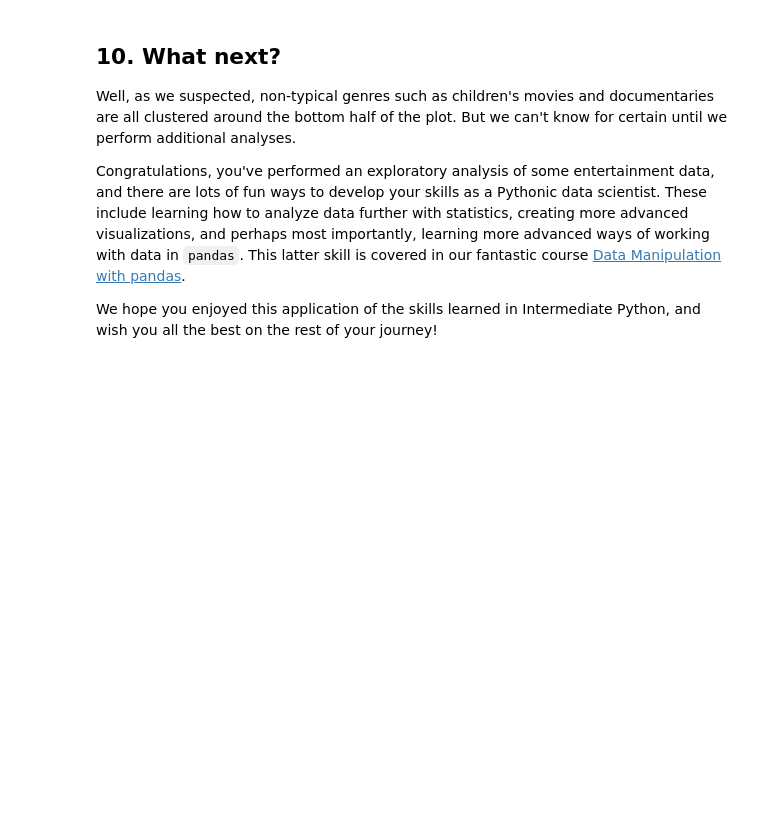
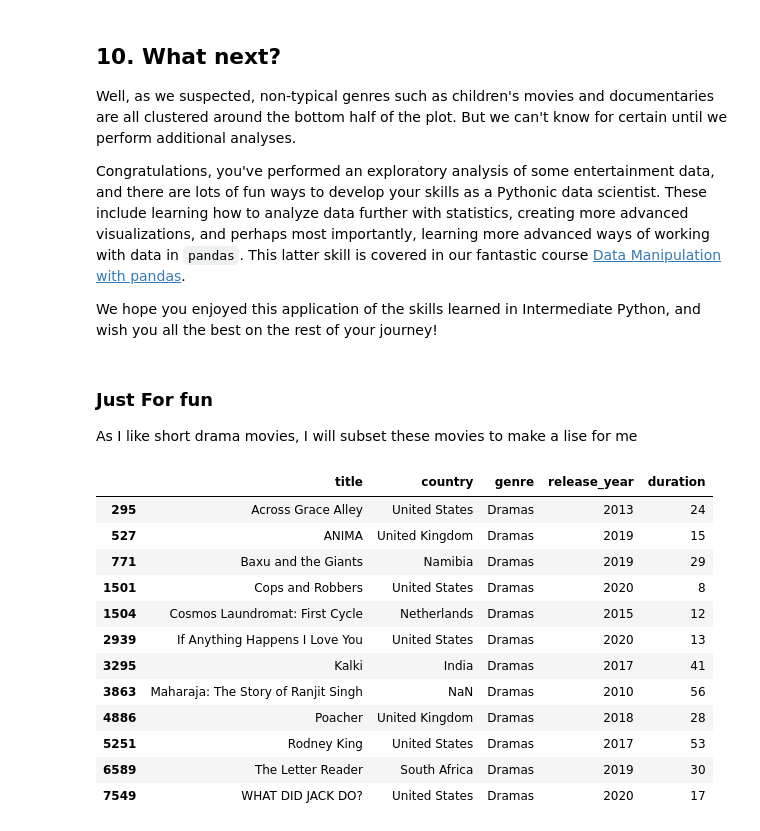
Before and after one commit to raniaelhagin/Data-Analysis-Projects-and-Excercises-, a Jupyter notebook: Investigating_Netflix_Movies_and_Guest_Stars_in_The_Office/notebook.ipynb, the cells around one changed output. Cells and saved outputs as stored; diff of their text form; code cells hidden in the pictures; blank space fills up the shorter version.

Commit message:
adding new cells, just playing around with data

```diff
--- a/Investigating_Netflix_Movies_and_Guest_Stars_in_The_Office/notebook.ipynb
+++ b/Investigating_Netflix_Movies_and_Guest_Stars_in_The_Office/notebook.ipynb
@@ -222,3 +223,25 @@ plt.show()
 # %%
 # Are we certain that movies are getting shorter?
 are_movies_getting_shorter = "No"
+# %% [markdown]
+### Just For fun
+
+As I like short drama movies, I will subset these movies to make a lise for me
+# %%
+short_drama_movies = netflix_movies_col_subset[(netflix_movies_col_subset['duration'] < 60) &
+                                                (netflix_movies_col_subset['genre'] == "Dramas")]
+short_drama_movies
+# %% [output]
+|  | title | country | genre | release_year | duration |
+| 295 | Across Grace Alley | United States | Dramas | 2013 | 24 |
+| 527 | ANIMA | United Kingdom | Dramas | 2019 | 15 |
+| 771 | Baxu and the Giants | Namibia | Dramas | 2019 | 29 |
+| 1501 | Cops and Robbers | United States | Dramas | 2020 | 8 |
+| 1504 | Cosmos Laundromat: First Cycle | Netherlands | Dramas | 2015 | 12 |
+| 2939 | If Anything Happens I Love You | United States | Dramas | 2020 | 13 |
+| 3295 | Kalki | India | Dramas | 2017 | 41 |
+| 3863 | Maharaja: The Story of Ranjit Singh | NaN | Dramas | 2010 | 56 |
+| 4886 | Poacher | United Kingdom | Dramas | 2018 | 28 |
+| 5251 | Rodney King | United States | Dramas | 2017 | 53 |
+| 6589 | The Letter Reader | South Africa | Dramas | 2019 | 30 |
+| 7549 | WHAT DID JACK DO? | United States | Dramas | 2020 | 17 |
```
Also changed, not shown: parts of 6 cells of this notebook.
